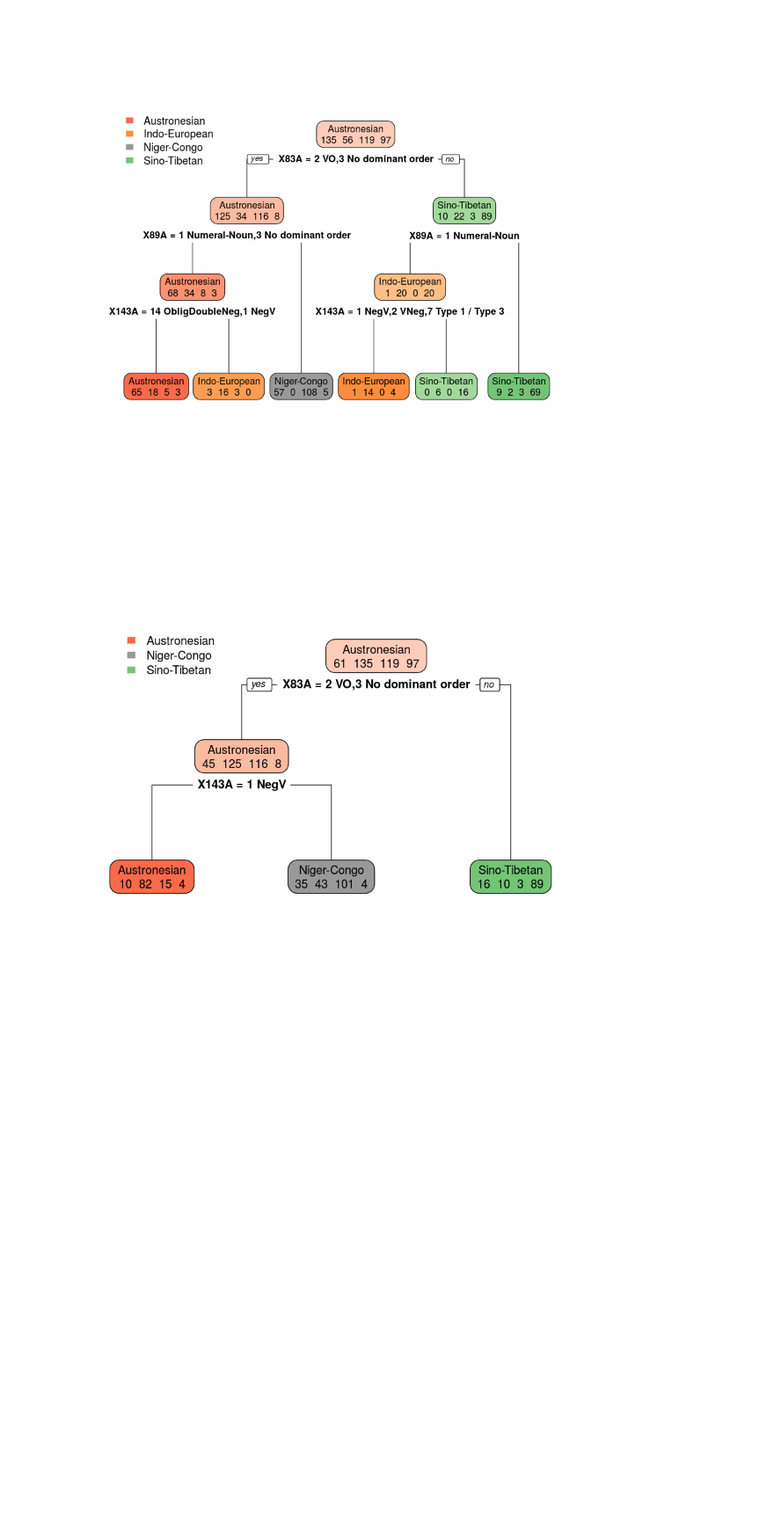
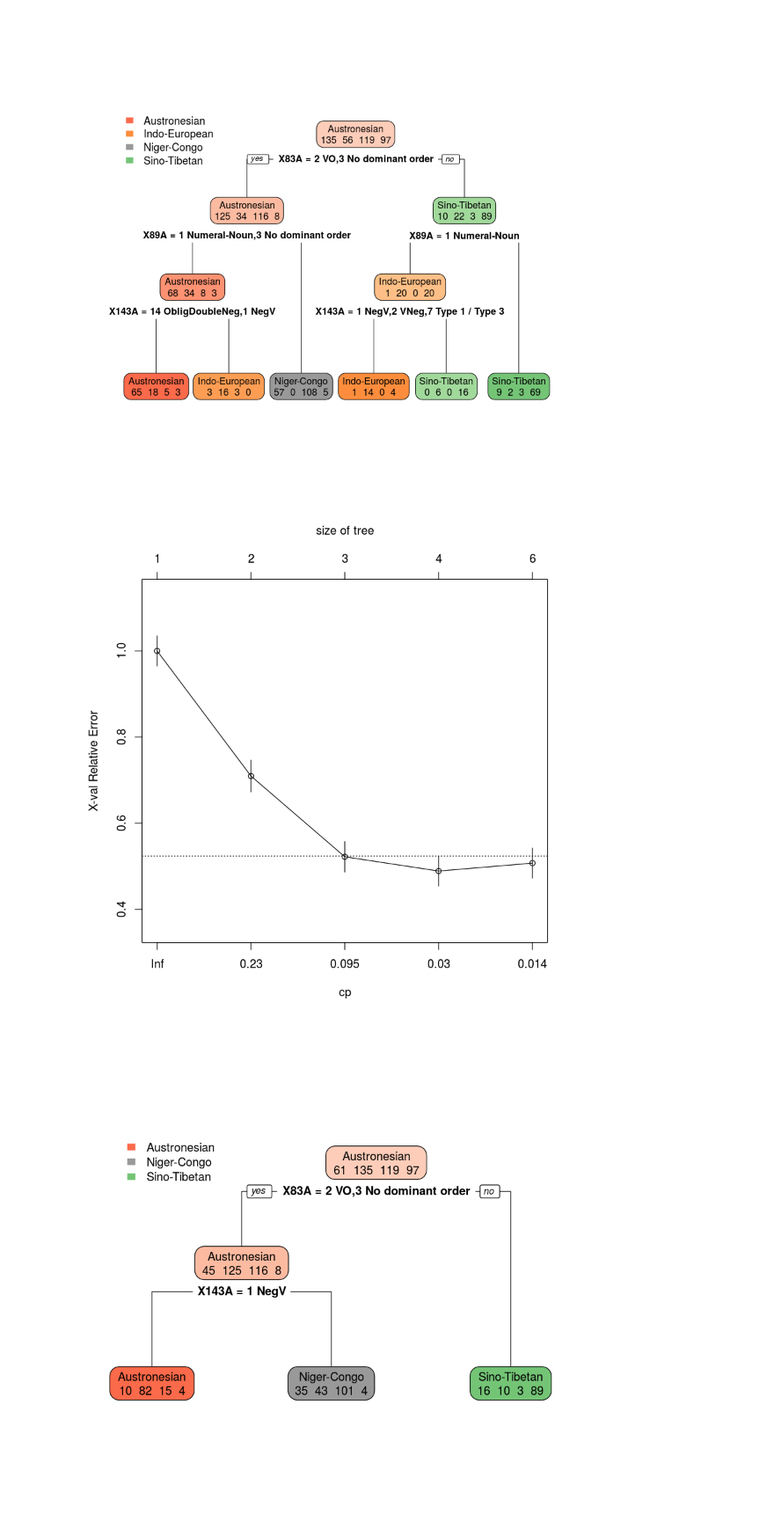
Before and after one commit to ilay32/wals-project, a Jupyter notebook: families-decision-trees.ipynb, the cells around one changed output. Shown: that part at 88% size. Saved outputs shown, nothing was run; the diff lists cells and outputs as text; code cells hidden in the pictures; blank space fills up the shorter version.

```diff
--- a/families-decision-trees.ipynb
+++ b/families-decision-trees.ipynb
@@ -74,6 +78,10 @@ tree <- exampletree(c('Austronesian','Niger-Congo','Sino-Tibetan','Indo-European
 rpart.plot(tree,extra = 1)
 # %% [output]
 [figure]
+# %%
+plotcp(tree)
+# %% [output]
+[figure, added]
 # %%
 tree <- exampletree(c('Austronesian','Niger-Congo','Sino-Tibetan','Afro-Asiatic'),example2)
 rpart.plot(tree,extra = 1)
```
Also changed, not shown: parts of 7 cells of this notebook.
